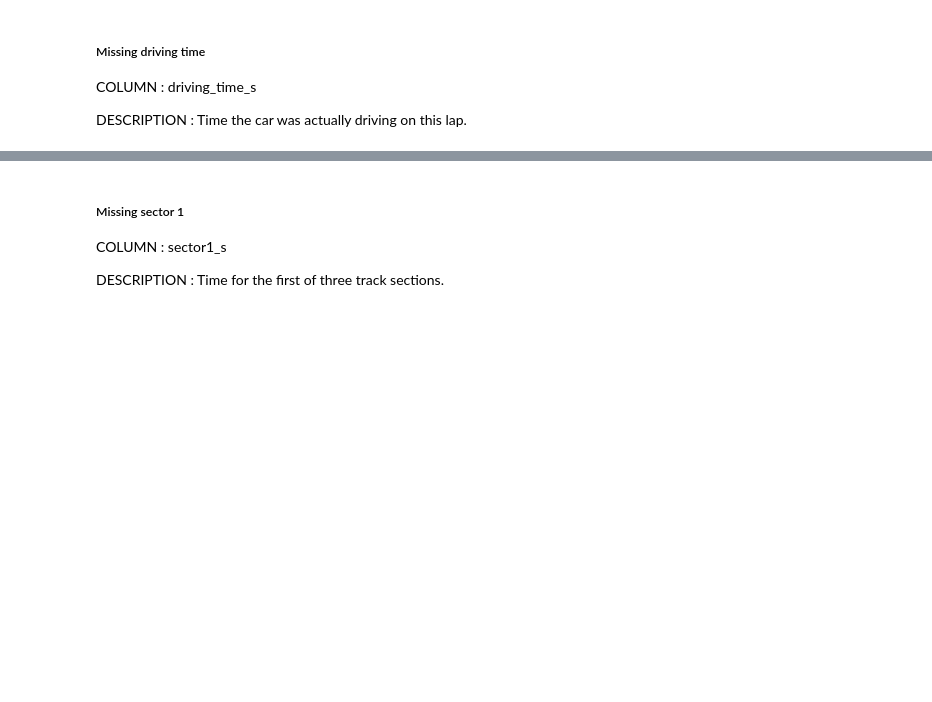
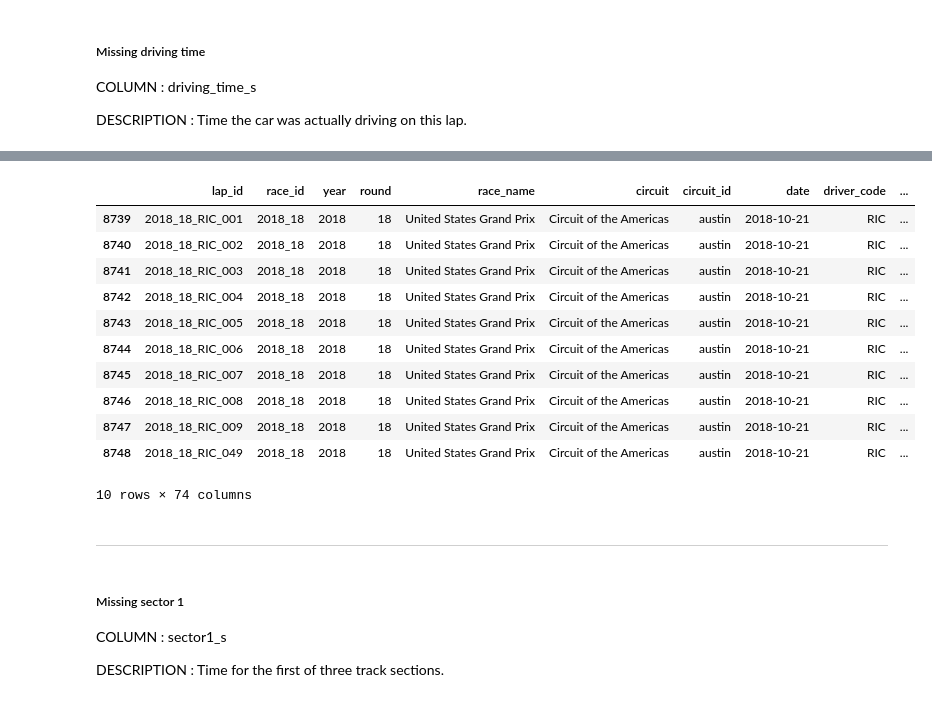
Before and after one commit to Laillaa/ML_Project_T01_LUSAIL, a Jupyter notebook: project_code.ipynb, the cells around one changed output, grey strips where cells are left out. Saved outputs shown, nothing was run; the diff lists cells and outputs as text; code cells hidden in the pictures; blank space fills up the shorter version.

```diff
--- a/project_code.ipynb
+++ b/project_code.ipynb
@@ -386,3 +376,34 @@ training[training['driving_time_s'].isna()] # 3 missing values
+# %%
+# I had the intuition to check the laps of those 3 drivers during this particular race
+
+training[(training['race_id'] == '2018_18') & (training['driver_code'] == 'ALO')]
+## For some reason, Alonso has only 2 recorded laps in this race
+## And those laps are 1 & 5 (not even 1 & 2)
+
+training[(training['race_id'] == '2018_18') & (training['driver_code'] == 'GRO')]
+## Same thing here with Grosjean
+## Only 3 recorded laps in this race
+## And those laps are 1, 2 & 12
+
+training[(training['race_id'] == '2018_18') & (training['driver_code'] == 'RIC')]
+## Same thing here
+## Only 10 recorded laps in this race
+## And those laps are from 1 to 9 & lap 49
+# %% [output]
+|  | lap_id | race_id | year | round | race_name | circuit | circuit_id | date | driver_code | ... |
+| 8739 | 2018_18_RIC_001 | 2018_18 | 2018 | 18 | United States Grand Prix | Circuit of the Americas | austin | 2018-10-21 | RIC | ... |
+| 8740 | 2018_18_RIC_002 | 2018_18 | 2018 | 18 | United States Grand Prix | Circuit of the Americas | austin | 2018-10-21 | RIC | ... |
+| 8741 | 2018_18_RIC_003 | 2018_18 | 2018 | 18 | United States Grand Prix | Circuit of the Americas | austin | 2018-10-21 | RIC | ... |
+| 8742 | 2018_18_RIC_004 | 2018_18 | 2018 | 18 | United States Grand Prix | Circuit of the Americas | austin | 2018-10-21 | RIC | ... |
+| 8743 | 2018_18_RIC_005 | 2018_18 | 2018 | 18 | United States Grand Prix | Circuit of the Americas | austin | 2018-10-21 | RIC | ... |
+| 8744 | 2018_18_RIC_006 | 2018_18 | 2018 | 18 | United States Grand Prix | Circuit of the Americas | austin | 2018-10-21 | RIC | ... |
+| 8745 | 2018_18_RIC_007 | 2018_18 | 2018 | 18 | United States Grand Prix | Circuit of the Americas | austin | 2018-10-21 | RIC | ... |
+| 8746 | 2018_18_RIC_008 | 2018_18 | 2018 | 18 | United States Grand Prix | Circuit of the Americas | austin | 2018-10-21 | RIC | ... |
+| 8747 | 2018_18_RIC_009 | 2018_18 | 2018 | 18 | United States Grand Prix | Circuit of the Americas | austin | 2018-10-21 | RIC | ... |
+| 8748 | 2018_18_RIC_049 | 2018_18 | 2018 | 18 | United States Grand Prix | Circuit of the Americas | austin | 2018-10-21 | RIC | ... |
+10 rows × 74 columns
+# %% [markdown]
+---
 # %% [markdown]
 ##### Missing sector 1
 
```
Also changed, not shown: parts of 112 cells of this notebook.
